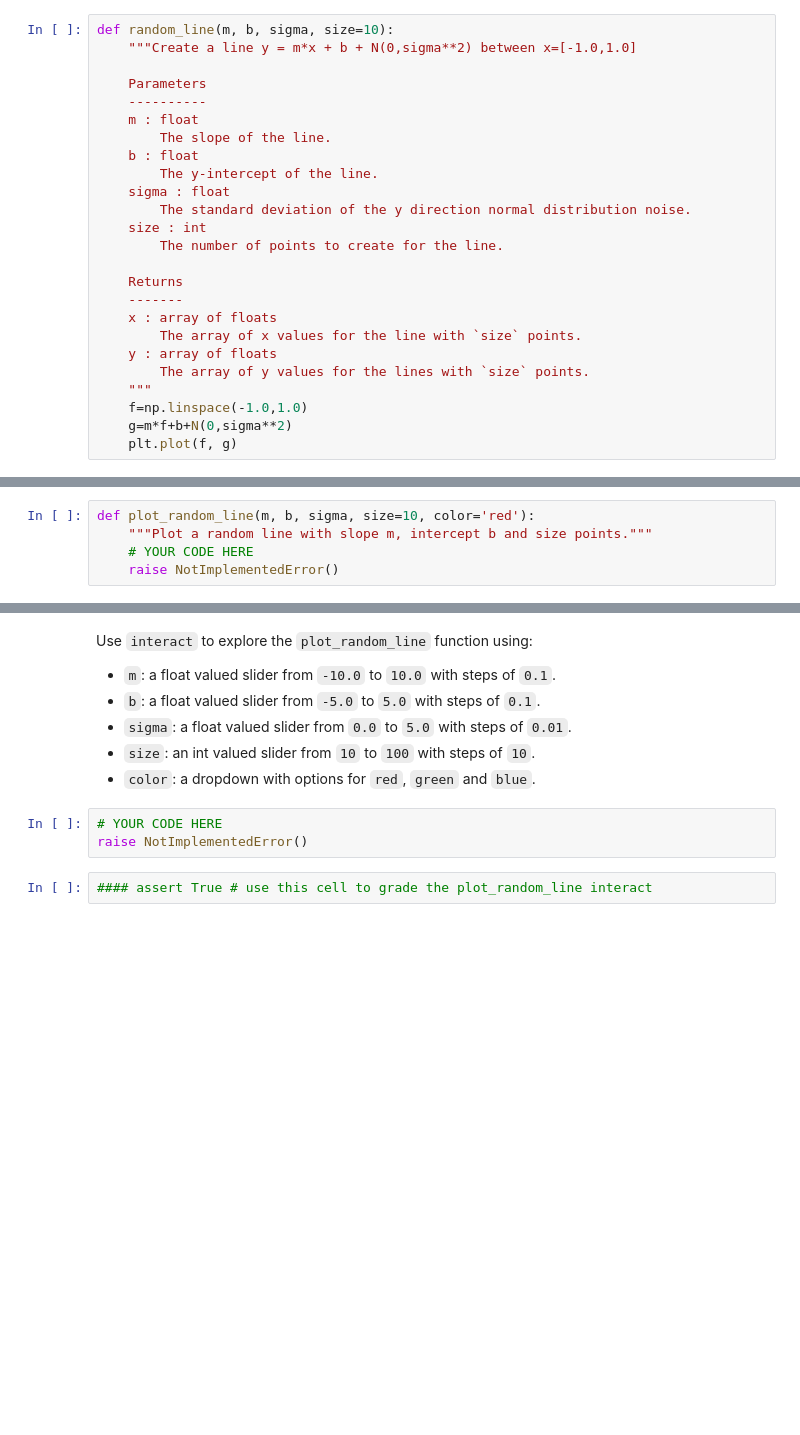
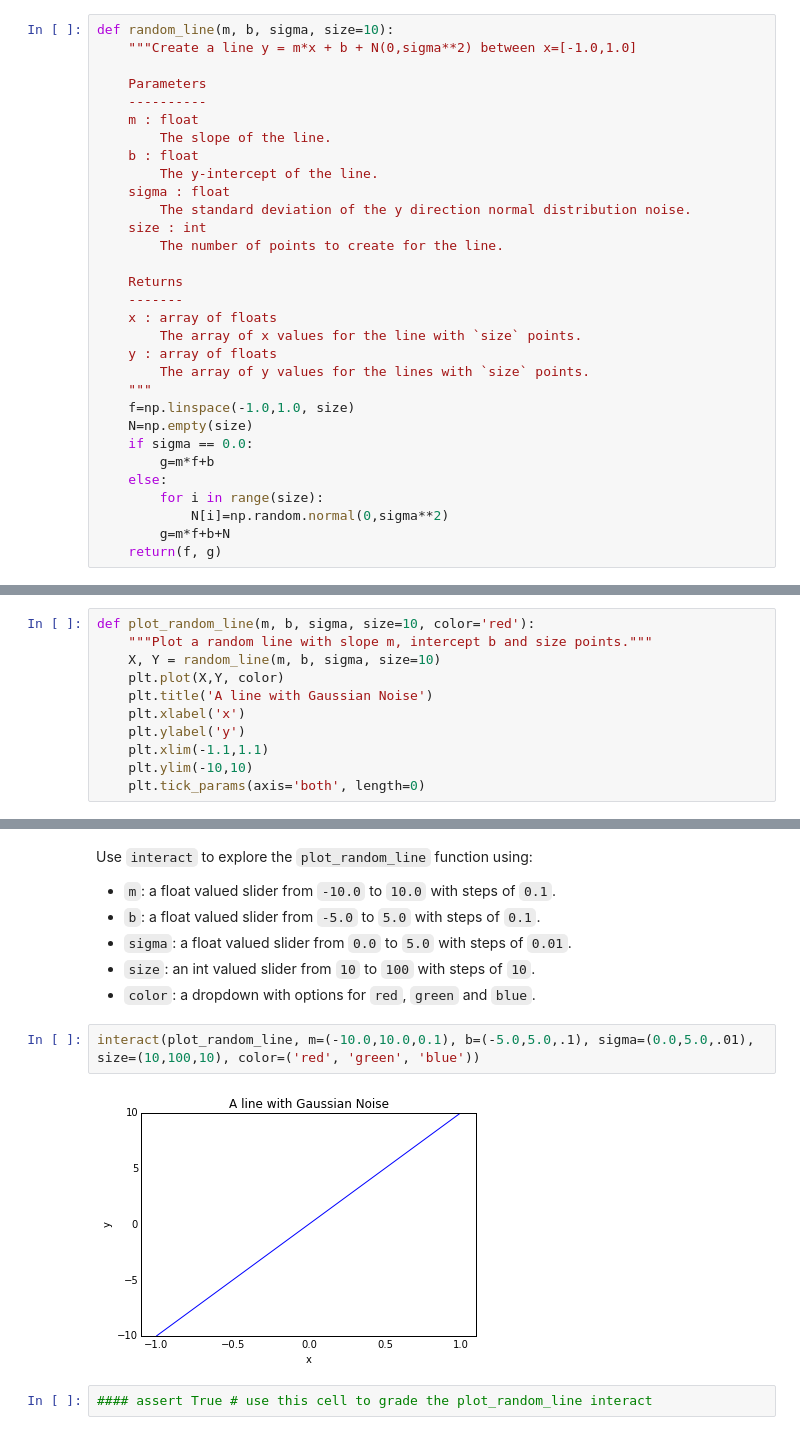
Before and after one commit to hunterherrin/phys202-2015-work, a Jupyter notebook: assignments/assignment05/InteractEx04.ipynb, the cells around one changed output, grey strips where cells are left out. Cells and saved outputs as stored; diff of their text form; blank space fills up the shorter version.

```diff
--- a/assignments/assignment05/InteractEx04.ipynb
+++ b/assignments/assignment05/InteractEx04.ipynb
@@ -43,9 +41,15 @@ def random_line(m, b, sigma, size=10):
     y : array of floats
         The array of y values for the lines with `size` points.
     """
-    f=np.linspace(-1.0,1.0)
-    g=m*f+b+N(0,sigma**2)
-    plt.plot(f, g)
+    f=np.linspace(-1.0,1.0, size)
+    N=np.empty(size)
+    if sigma == 0.0:
+        g=m*f+b
+    else:
+        for i in range(size):
+            N[i]=np.random.normal(0,sigma**2)
+        g=m*f+b+N
+    return(f, g)
 # %%
 m = 0.0; b = 1.0; sigma=0.0; size=3
 x, y = random_line(m, b, sigma, size)
@@ -74,7 +76,13 @@ def ticks_out(ax):
 # %%
 def plot_random_line(m, b, sigma, size=10, color='red'):
     """Plot a random line with slope m, intercept b and size points."""
-    # YOUR CODE HERE
-    raise NotImplementedError()
+    X, Y = random_line(m, b, sigma, size=10)
+    plt.plot(X,Y, color)
+    plt.title('A line with Gaussian Noise')
+    plt.xlabel('x')
+    plt.ylabel('y')
+    plt.xlim(-1.1,1.1)
+    plt.ylim(-10,10)
+    plt.tick_params(axis='both', length=0)
 # %%
 plot_random_line(5.0, -1.0, 2.0, 50)
@@ -88,8 +98,9 @@ Use `interact` to explore the `plot_random_line` function using:
 * `sigma`: a float valued slider from `0.0` to `5.0` with steps of `0.01`.
 * `size`: an int valued slider from `10` to `100` with steps of `10`.
 * `color`: a dropdown with options for `red`, `green` and `blue`.
-# %%
-# YOUR CODE HERE
-raise NotImplementedError()
+# %%
+interact(plot_random_line, m=(-10.0,10.0,0.1), b=(-5.0,5.0,.1), sigma=(0.0,5.0,.01), size=(10,100,10), color=('red', 'green', 'blue'))
+# %% [output]
+[figure, added]
 # %%
 #### assert True # use this cell to grade the plot_random_line interact
```
Also changed, not shown: parts of 3 cells of this notebook, 2 other files.
